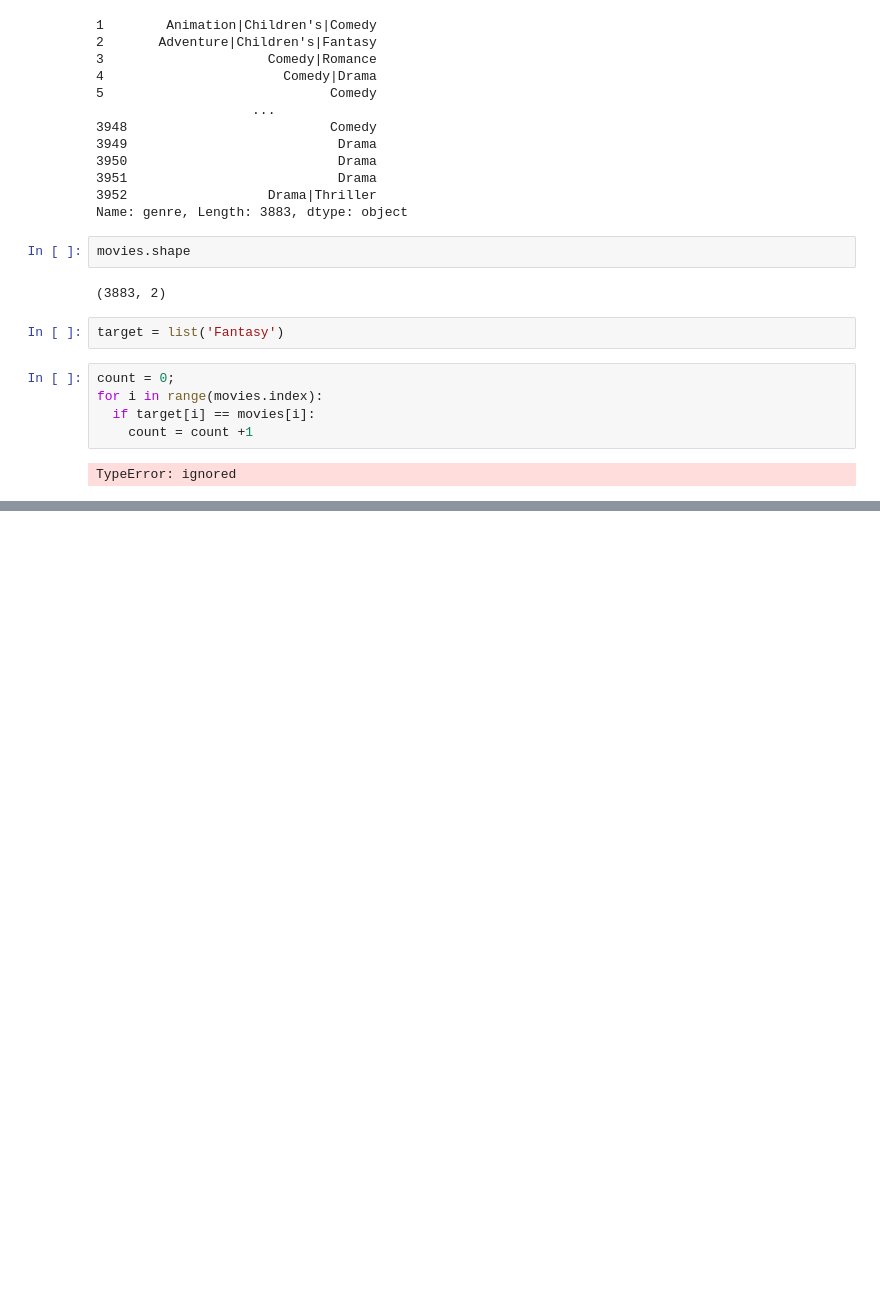
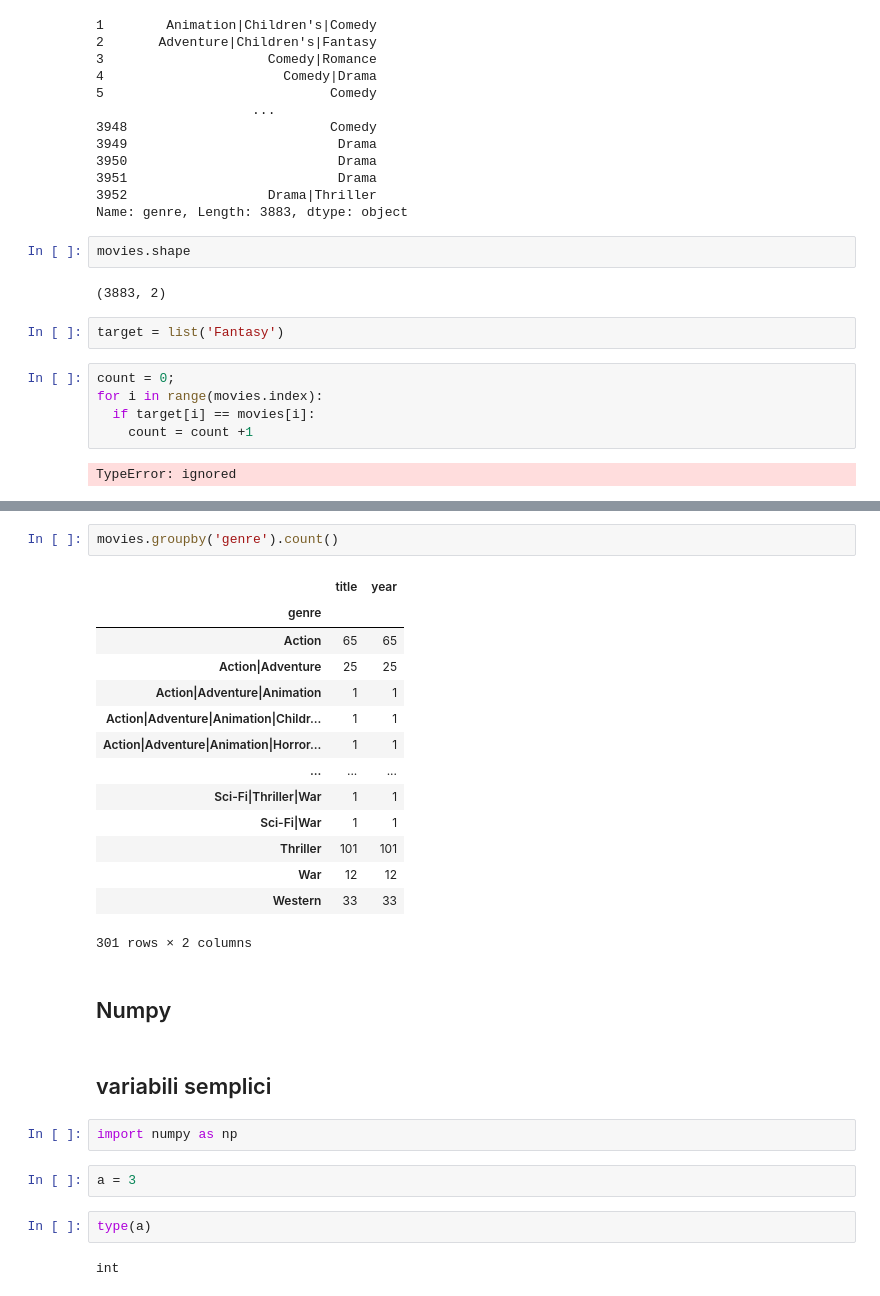
Before and after one commit to ElenaManari/MLPNS_EManari, a Jupyter notebook: MLPNS_homework_10_03_23.ipynb, the cells around one changed output, grey strips where cells are left out. Drawn from its saved outputs; the diff is of its cells as text; blank space fills up the shorter version.

```diff
--- a/MLPNS_homework_10_03_23.ipynb
+++ b/MLPNS_homework_10_03_23.ipynb
@@ -54,0 +195,29 @@ TypeError: ignored
+# %%
+movies.groupby('genre').count()
+# %% [output]
+|  | title | year |
+| genre |  |  |
+| Action | 65 | 65 |
+| Action|Adventure | 25 | 25 |
+| Action|Adventure|Animation | 1 | 1 |
+| Action|Adventure|Animation|Childr... | 1 | 1 |
+| Action|Adventure|Animation|Horror... | 1 | 1 |
+| ... | ... | ... |
+| Sci-Fi|Thriller|War | 1 | 1 |
+| Sci-Fi|War | 1 | 1 |
+| Thriller | 101 | 101 |
+| War | 12 | 12 |
+| Western | 33 | 33 |
+301 rows × 2 columns
+# %% [markdown]
+## Numpy
+# %% [markdown]
+## variabili semplici
+# %%
+import numpy as np
+# %%
+a = 3
+# %%
+type(a)
+# %% [output]
+int
```
Also changed, not shown: parts of 42 cells of this notebook.
